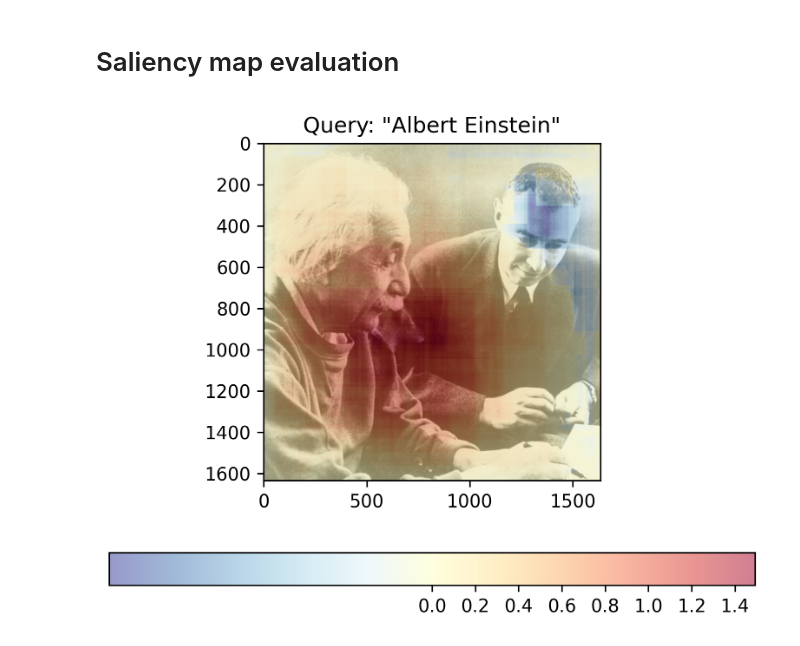
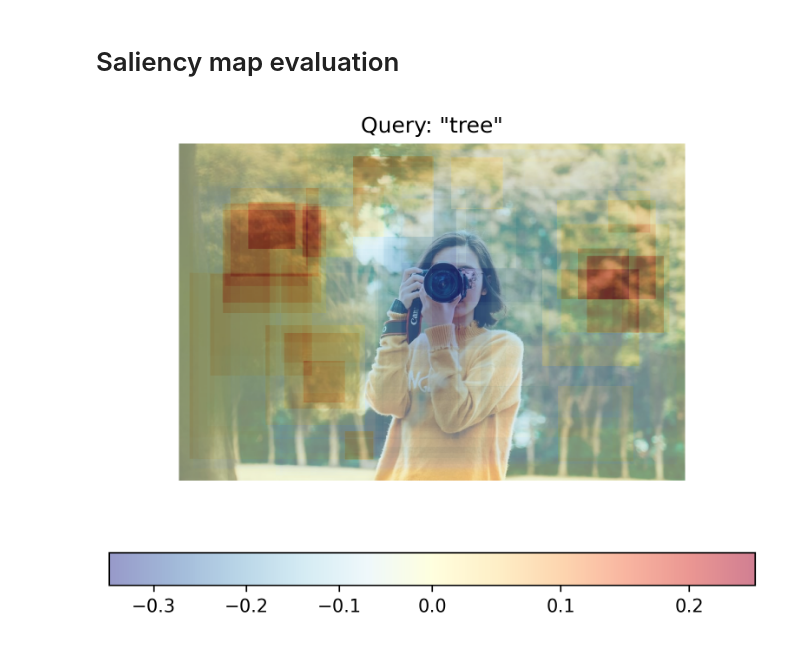
Before and after one commit to neriiacopo/IAAC-II-CLIPStudies-Masterclass, a Jupyter notebook: IAACII_CLIP_Studies_Attention_Map.ipynb, the cells around one changed output. Drawn from its saved outputs; the diff is of its cells as text; code cells hidden in the pictures.

```diff
--- a/IAACII_CLIP_Studies_Attention_Map.ipynb
+++ b/IAACII_CLIP_Studies_Attention_Map.ipynb
@@ -91,41 +91,41 @@ def plot_saliency_map(image_tensor: np.ndarray, saliency_map: np.ndarray, query:
 # %%
 #@title Settings 🔬🎨
 
-url = "https://media.vanityfair.com/photos/64ba95264bf5235b00ae47b8/1:1/w_1635,h_1635,c_limit/einstein-and-oppenheimer.jpg" #@param {type:"string"}
-query = "Albert Einstein" #@param {type:"string"}
+url = "https://buffer.com/cdn-cgi/image/w=1000,fit=contain,q=90,f=auto/library/content/images/size/w1200/2023/10/free-images.jpg" #@param {type:"string"}
+query = "tree" #@param {type:"string"}
 
-n_iters = 300  #@param {type:"number"}
+n_iters = 100  #@param {type:"number"}
 min_crop_size = 50 #@param {type:"number"}
 
 # Import data
 response = requests.get(url)
 image = Image.open(BytesIO(response.content))
 im_tensor = np.array(image)
 x_dim, y_dim = image.size
 
 # Preprocess inputs
+
 inputs = processor(text=[query], images=[im_tensor], return_tensors="pt")
 with torch.no_grad():
     results = model(**inputs)
-results.keys()
+text_embeds = results.text_embeds  # save text embeddings to use them later
 
 # Evaluate similarity
 initial_similarity = cosine_similarity(text_embeds, results.image_embeds).item()
 saliency_map = np.zeros((y_dim, x_dim))
 
 for _ in tqdm.notebook.tqdm(range(n_iters)):
     x, y, crop_size = get_random_crop_params(y_dim, x_dim, min_crop_size)
     im_crop = get_cropped_image(im_tensor, x, y, crop_size)
 
     image_inputs = processor(images=[im_crop], return_tensors="pt")  # crop preprocessing
     with torch.no_grad():
         image_embeds = model.get_image_features(**image_inputs)  # calculate image embeddings only
 
     similarity = cosine_similarity(text_embeds, image_embeds).item() - initial_similarity
     update_saliency_map(saliency_map, similarity, x, y, crop_size)
 
-
 # Plot result
 plot_saliency_map(im_tensor, saliency_map, query);
 # %% [output]
-[figure, old version]
+[figure, new version]
```
